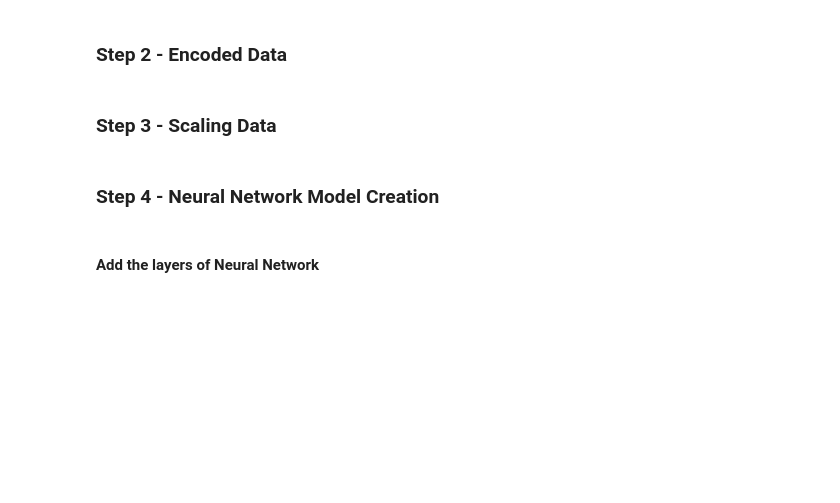
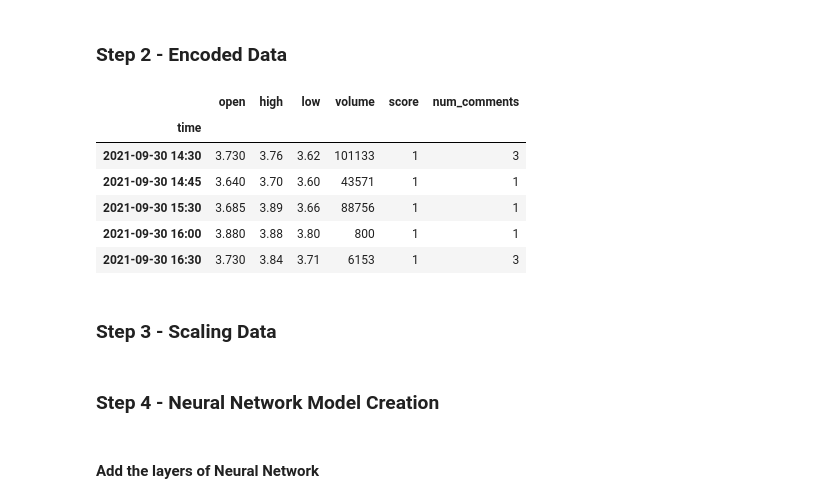
Before and after one commit to douglasg-fintec/Project-2, a Jupyter notebook: Analytic Files/DeepLearning.ipynb, the cells around one changed output. Saved outputs shown, nothing was run; the diff lists cells and outputs as text; code cells hidden in the pictures; blank space fills up the shorter version.

```diff
--- a/Analytic Files/DeepLearning.ipynb
+++ b/Analytic Files/DeepLearning.ipynb
@@ -41,16 +88,24 @@ df = CEI_df.merge(SM_df, left_on='time', right_on='time')
 ### Step 2 - Encoded Data
 # %%
 # Split target column from dataset
-y = df['Close']
-X = df.drop(columns='Close')
+y = df['close']
+X = df.drop(columns='close')
 
 # Set Index
-X = X.set_index('id')
+X = X.set_index('time')
 
 # Binary encoding using Pandas (multiple columns) for Social Media Data
 X = pd.get_dummies(X)
 
-X.head()
+X.tail()
+# %% [output]
+|  | open | high | low | volume | score | num_comments |
+| time |  |  |  |  |  |  |
+| 2021-09-30 14:30 | 3.730 | 3.76 | 3.62 | 101133 | 1 | 3 |
+| 2021-09-30 14:45 | 3.640 | 3.70 | 3.60 | 43571 | 1 | 1 |
+| 2021-09-30 15:30 | 3.685 | 3.89 | 3.66 | 88756 | 1 | 1 |
+| 2021-09-30 16:00 | 3.880 | 3.88 | 3.80 | 800 | 1 | 1 |
+| 2021-09-30 16:30 | 3.730 | 3.84 | 3.71 | 6153 | 1 | 3 |
 # %% [markdown]
 ### Step 3 - Scaling Data
 # %%
```
Also changed, not shown: parts of 12 cells of this notebook.
